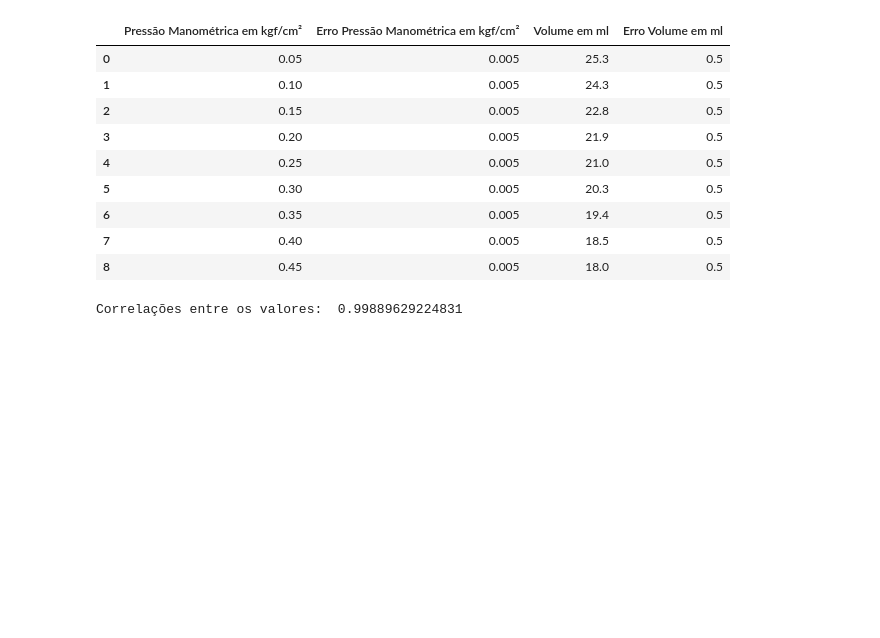
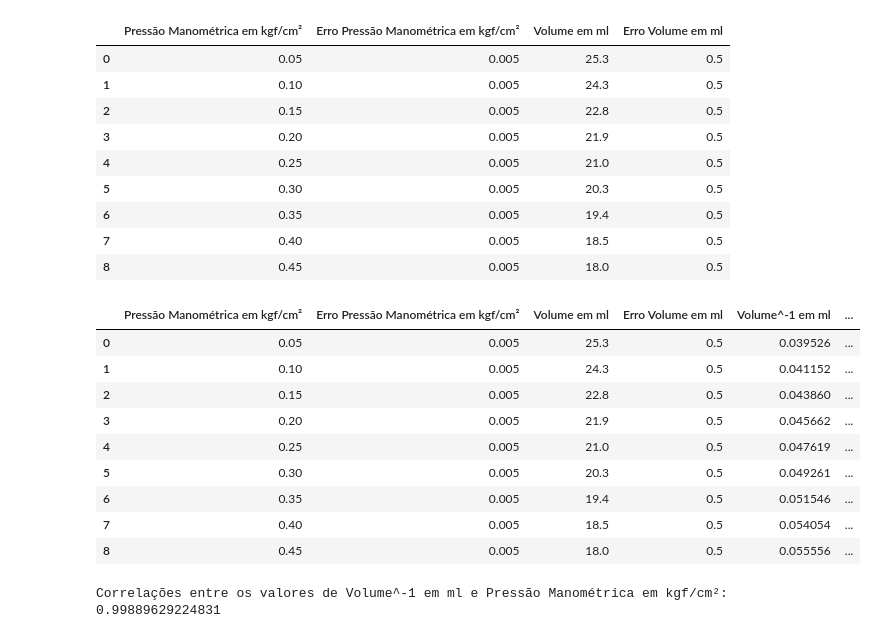
Before and after one commit to Lucas-Andrade-Projetos/codes-deduction-Universal-gas-constant, a Jupyter notebook: Artigo_Projeto_1.ipynb, the cells around one changed output. Saved outputs shown, nothing was run; the diff lists cells and outputs as text; code cells hidden in the pictures; blank space fills up the shorter version.

```diff
--- a/Artigo_Projeto_1.ipynb
+++ b/Artigo_Projeto_1.ipynb
@@ -70,16 +95,27 @@ def err_invertido(v, erro_v):
 # %%
 #Main code parte 1
 recip_vol = volume_invertido(list_vol)
 err_recipv = err_invertido(list_vol, err_vol)
 
 
 #adicionando as linhas novas no Data Frame
 df['Volume^-1 em ml'] = recip_vol
 df['erro de Volume^-1 em ml'] = err_recipv
-df
+display(df)
 
 #Correlação
 correlacao = df['Volume^-1 em ml'].corr(df['Pressão Manométrica em kgf/cm²'])
-print('Correlações entre os valores: ',correlacao)
+print()
+print('Correlações entre os valores de Volume^-1 em ml e Pressão Manométrica em kgf/cm²: ',correlacao)
 # %% [output]
+|  | Pressão Manométrica em kgf/cm² | Erro Pressão Manométrica em kgf/cm² | Volume em ml | Erro Volume em ml | Volume^-1 em ml | ... |
+| 0 | 0.05 | 0.005 | 25.3 | 0.5 | 0.039526 | ... |
+| 1 | 0.10 | 0.005 | 24.3 | 0.5 | 0.041152 | ... |
+| 2 | 0.15 | 0.005 | 22.8 | 0.5 | 0.043860 | ... |
+| 3 | 0.20 | 0.005 | 21.9 | 0.5 | 0.045662 | ... |
+| 4 | 0.25 | 0.005 | 21.0 | 0.5 | 0.047619 | ... |
+| 5 | 0.30 | 0.005 | 20.3 | 0.5 | 0.049261 | ... |
+| 6 | 0.35 | 0.005 | 19.4 | 0.5 | 0.051546 | ... |
+| 7 | 0.40 | 0.005 | 18.5 | 0.5 | 0.054054 | ... |
+| 8 | 0.45 | 0.005 | 18.0 | 0.5 | 0.055556 | ... |
-Correlações entre os valores:  0.99889629224831
+Correlações entre os valores de Volume^-1 em ml e Pressão Manométrica em kgf/cm²:  0.99889629224831
```
Also changed, not shown: parts of 5 cells of this notebook.
